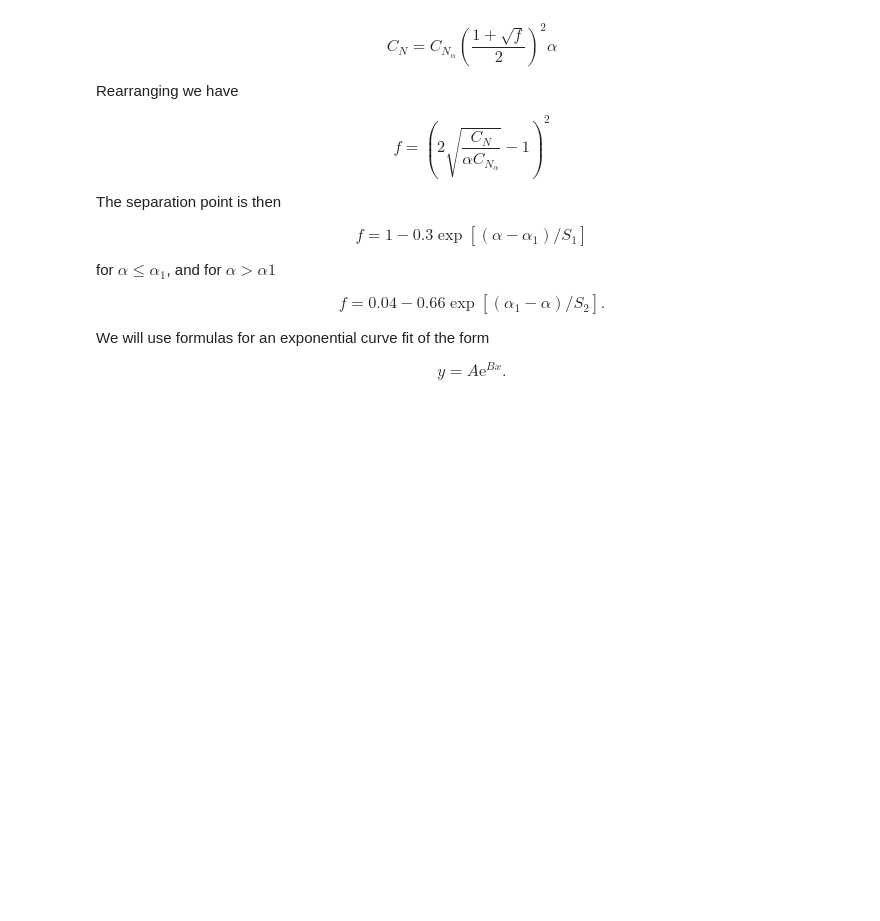
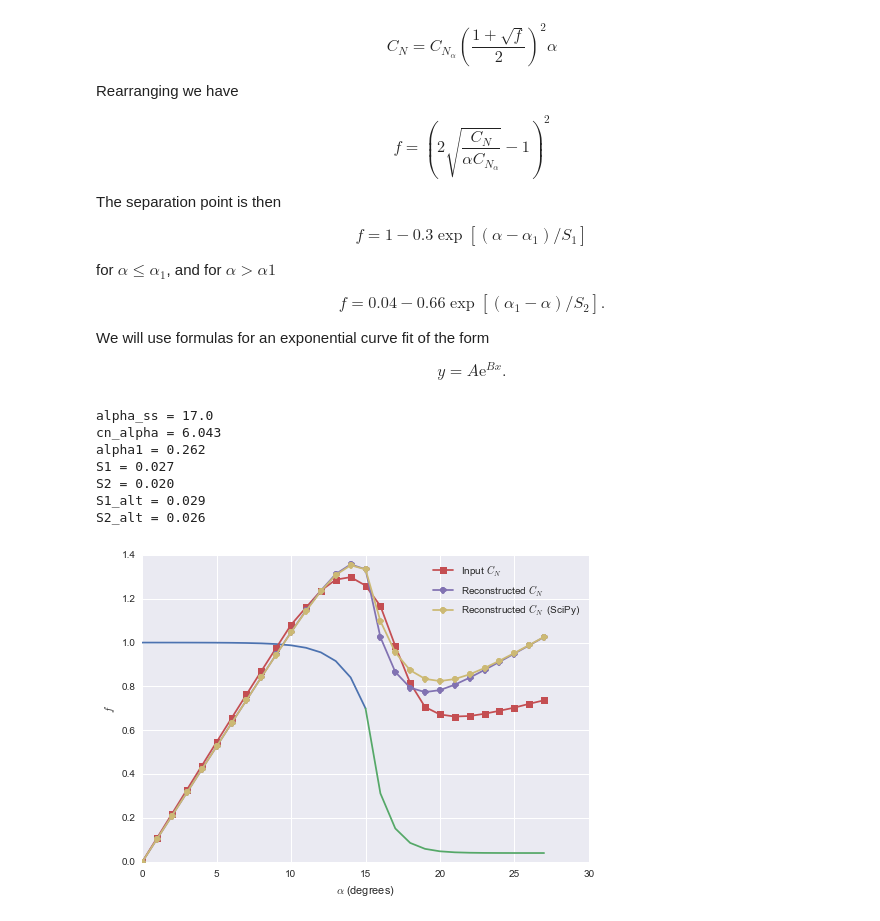
Before and after one commit to petebachant/Leishman-Beddoes-constants, a Jupyter notebook: notebook.ipynb, the cells around one changed output. Cells and saved outputs as stored; diff of their text form; code cells hidden in the pictures; blank space fills up the shorter version.

Commit message:
Add output for NACA 0012

```diff
--- a/notebook.ipynb
+++ b/notebook.ipynb
@@ -195,8 +195,8 @@ def calc_s1_s2_alt(df, alpha1, cn_alpha, A=1, B=0.3, C=0.04, D=0.66):
 
     return s1, s2
 # %%
-df = load("NACA0021")
-frac_cn_alpha = 0.75 # Fraction of static stall angle to look for cn slope
+df = load("NACA0012")
+frac_cn_alpha = 0.7 # Fraction of static stall angle to look for cn slope
 frac_alpha1 = 0.9 # Fraction of static stall angle to define alpha1
 
 # Find static stall angle
@@ -231,30 +231,39 @@ print("S1 = {:.3f}".format(s1))
 print("S2 = {:.3f}".format(s2))
 print("S1_alt = {:.3f}".format(s1_alt))
 print("S2_alt = {:.3f}".format(s2_alt))
 
 ind = np.logical_and(df.alpha_deg >=0, df.alpha_deg <= 28)
 alpha = df.alpha_rad[ind]
 alpha_low = alpha[alpha <= alpha1]
 alpha_high = alpha[alpha >= alpha1]
 f_low = 1.0 - 0.3*np.exp((alpha_low - alpha1)/s1)
 f_high = 0.04 + 0.66*np.exp((alpha1 - alpha_high)/s2)
 f_low_alt = 1.0 - 0.3*np.exp((alpha_low - alpha1)/s1_alt)
 f_high_alt = 0.04 + 0.66*np.exp((alpha1 - alpha_high)/s2_alt)
 
 # Reconstruct normal force from f
 cn_low = cn_alpha*alpha_low*((1 + np.sqrt(f_low))/2)**2
 cn_high = cn_alpha*alpha_high*((1 + np.sqrt(f_high))/2)**2
 cn = np.hstack((cn_low, cn_high[1:]))
 cn_alt = np.hstack((cn_alpha*alpha_low*((1 + np.sqrt(f_low_alt))/2)**2,
                    (cn_alpha*alpha_high*((1 + np.sqrt(f_high_alt))/2)**2)[1:]))
 
 plt.plot(alpha_low*180/pi, f_low)
 plt.plot(alpha_high*180/pi, f_high)
 plt.plot(alpha*180/pi, df.cn[ind], "-s", label=r"Input $C_N$")
 plt.plot(alpha*180/pi, cn, "-o", label=r"Reconstructed $C_N$")
 plt.plot(alpha*180/pi, cn_alt, "-o", label=r"Reconstructed $C_N$ (SciPy)")
 plt.xlabel(r"$\alpha$ (degrees)")
 plt.ylabel("$f$")
 plt.legend(loc="best")
 plt.savefig("figures/f.pdf")
 plt.show()
+# %% [output]
+alpha_ss = 17.0
+cn_alpha = 6.043
+alpha1 = 0.262
+S1 = 0.027
+S2 = 0.020
+S1_alt = 0.029
+S2_alt = 0.026
+[figure, added]
```
